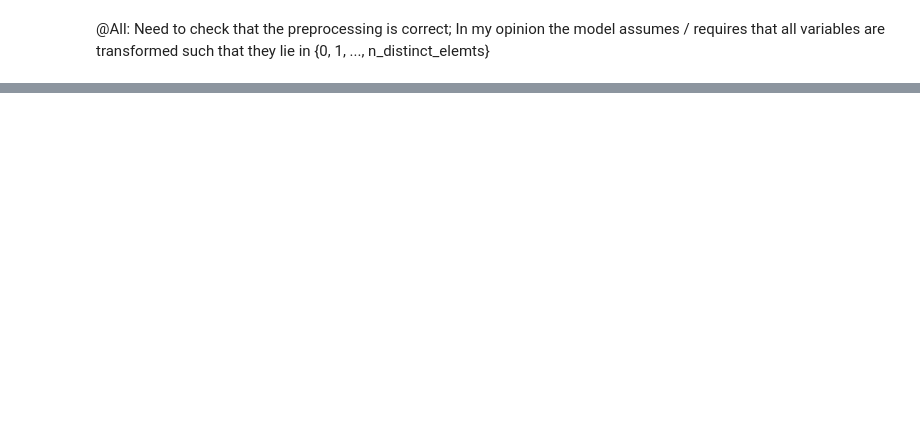
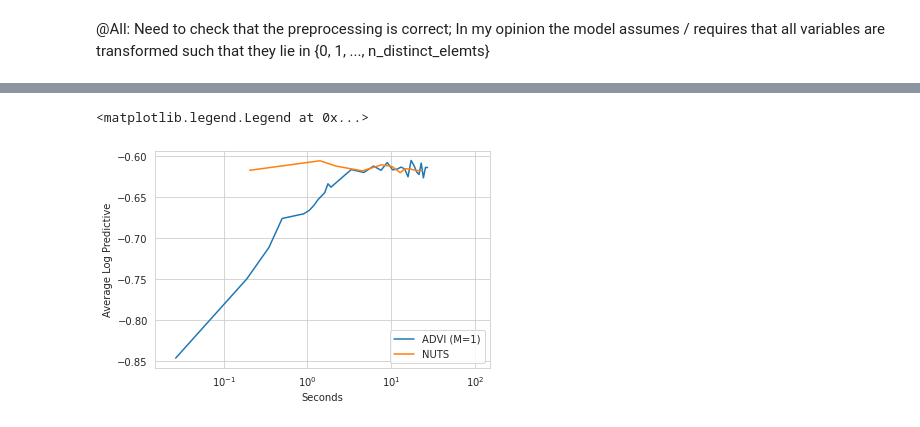
Before and after one commit to lorenzkuhn/advi, a Jupyter notebook: Hierarchical_Logistic_Regression.ipynb, the cells around one changed output, grey strips where cells are left out. Drawn from its saved outputs; the diff is of its cells as text; code cells hidden in the pictures; blank space fills up the shorter version.

```diff
--- a/Hierarchical_Logistic_Regression.ipynb
+++ b/Hierarchical_Logistic_Regression.ipynb
@@ -214,30 +199,0 @@ guide.quantiles([0.5])
-# %%
-from pyro.infer import MCMC, NUTS
-nuts_kernel = NUTS(model, jit_compile=False, step_size=.5)
-num_samples = 100
-mcmc = MCMC(
-    nuts_kernel,
-    num_samples=num_samples,
-    warmup_steps=30,
-    num_chains=1,
-)
-
-mcmc_step_ids = []
-mcmc_average_test_log_accuracy = []
-
-
-#samples = mcmc.get_samples()
-#mcmc_predictive = Predictive(model, samples)(*test_features, None)
-#test_obs = mcmc_predictive['obs'].numpy()
-#average_test_log_accuracy = torch.mean(torch.log(torch.sum(torch.tensor(test_obs) ==  torch.tile(test_targets, (num_samples, 1, 1)), axis=1)/len(test_targets)))
-#mcmc_average_test_log_accuracy.append(average_test_log_accuracy)
-
-for i in range(10):
-  mcmc.run(*train_features, train_targets)
-  #mcmc.summary(prob=0.5)
-  samples = mcmc.get_samples()
-  mcmc_predictive = Predictive(model, samples)(*test_features, None)
-  test_obs = mcmc_predictive['obs'].numpy()
-  average_test_log_accuracy = torch.mean(torch.log(torch.sum(torch.tensor(test_obs) ==  torch.tile(test_targets, (num_samples, 1, 1)), axis=1)/len(test_targets)))
-  mcmc_step_ids.append(i)
-  mcmc_average_test_log_accuracy.append(average_test_log_accuracy)
@@ -268,0 +269,17 @@ plt.plot(mcmc_step_ids, mcmc_average_test_log_accuracy)
+# %%
+# Generate plot (Figure 4 in original paper)
+
+output = output_advi.append(output_mcmc, ignore_index=True)
+output = output.loc[output['t'] < 100]
+output['test_accuracy'] = output['test_accuracy'].astype('float')
+
+sns.set_style("whitegrid")
+results = sns.lineplot(data = output, x = 't', y = 'test_accuracy', hue = 'model')
+results.set(xscale='log',
+            xlim = (0.015, 150),
+            xlabel = 'Seconds',
+            ylabel = 'Average Log Predictive')
+plt.legend(labels=["ADVI (M=1)","NUTS"])
+# %% [output]
+<matplotlib.legend.Legend at 0x...>
+[figure, added]
```
Also changed, not shown: parts of 16 cells of this notebook, 2 other files.
